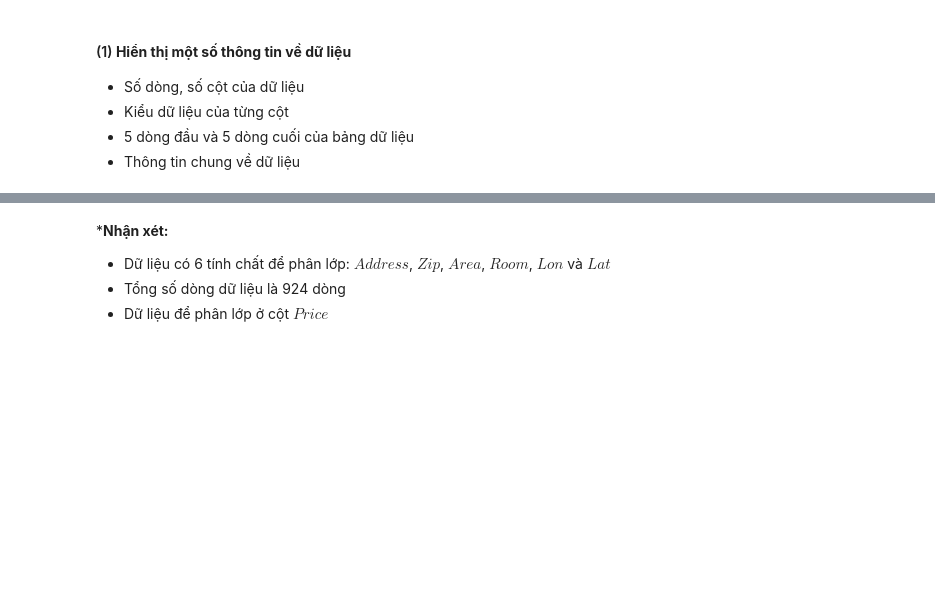
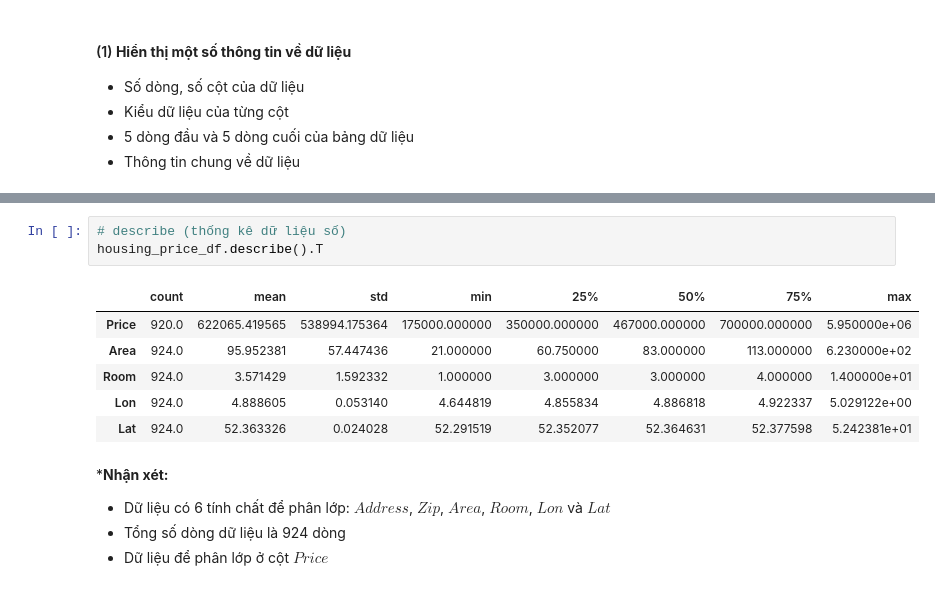
Before and after one commit to aquattda/ML_04, a Jupyter notebook: ML/Supervised/Regression/regression.ipynb, the cells around one changed output, grey strips where cells are left out. Cells and saved outputs as stored; diff of their text form; blank space fills up the shorter version.

```diff
--- a/ML/Supervised/Regression/regression.ipynb
+++ b/ML/Supervised/Regression/regression.ipynb
@@ -116,3 +88,13 @@ memory usage: 57.8+ KB
+# %%
+# describe (thống kê dữ liệu số)
+housing_price_df.describe().T
+# %% [output]
+|  | count | mean | std | min | 25% | 50% | 75% | max |
+| Price | 920.0 | 622065.419565 | 538994.175364 | 175000.000000 | 350000.000000 | 467000.000000 | 700000.000000 | 5.950000e+06 |
+| Area | 924.0 | 95.952381 | 57.447436 | 21.000000 | 60.750000 | 83.000000 | 113.000000 | 6.230000e+02 |
+| Room | 924.0 | 3.571429 | 1.592332 | 1.000000 | 3.000000 | 3.000000 | 4.000000 | 1.400000e+01 |
+| Lon | 924.0 | 4.888605 | 0.053140 | 4.644819 | 4.855834 | 4.886818 | 4.922337 | 5.029122e+00 |
+| Lat | 924.0 | 52.363326 | 0.024028 | 52.291519 | 52.352077 | 52.364631 | 52.377598 | 5.242381e+01 |
 # %% [markdown]
 ***Nhận xét:**
 + Dữ liệu có 6 tính chất để phân lớp: $Address$, $Zip$, $Area$, $Room$, $Lon$ và $Lat$
```
Also changed, not shown: parts of 7 cells of this notebook.
